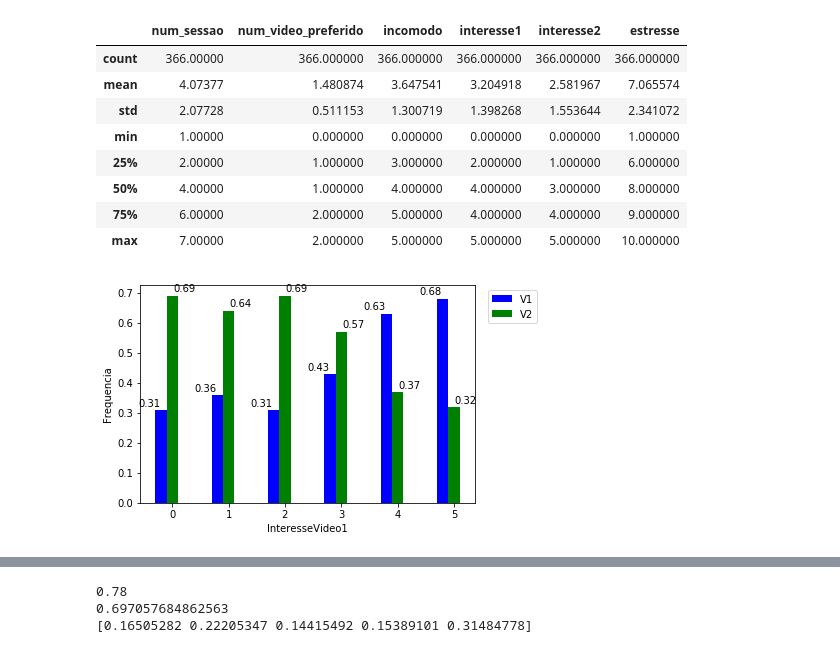
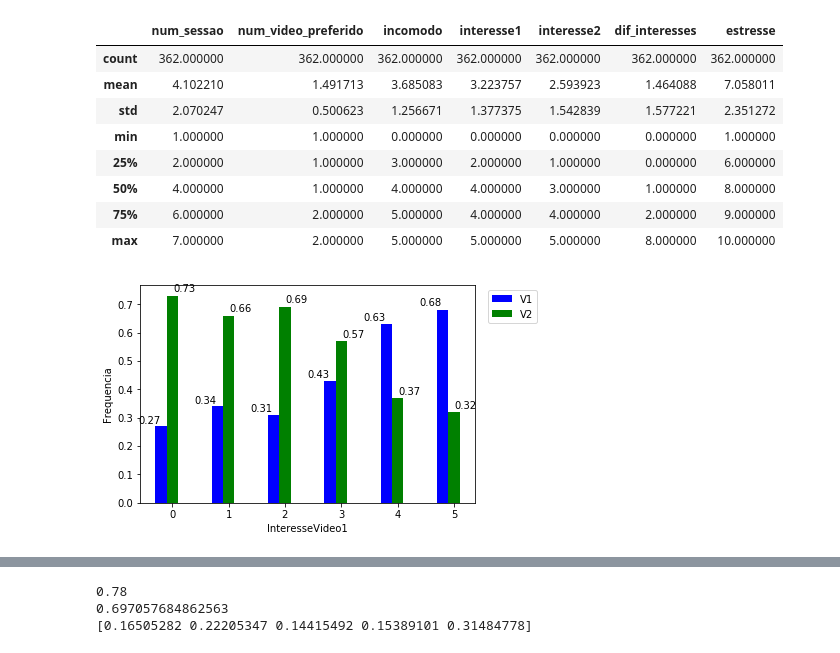
Before and after one commit to mateussnogs/analise_qose_2, a Jupyter notebook: analise_qose.ipynb, the cells around one changed output, grey strips where cells are left out. Saved outputs shown, nothing was run; the diff lists cells and outputs as text; code cells hidden in the pictures.

```diff
--- a/analise_qose.ipynb
+++ b/analise_qose.ipynb
@@ -40,6 +40,8 @@ stress_final = pd.concat([stress_sid, stress_email])
 feedbacks_stress = pd.merge(feedbacks, stress_final, on=['session_id', 'email'], how='inner')
 feedbacks_stress.drop(columns = ['created_date_y', 'num_sessao_y'], inplace=True)
 feedbacks_stress.rename(index=str, columns={'created_date_x':'created_date', 'num_sessao_x':'num_sessao'}, inplace=True)
+
+feedbacks_stress = feedbacks_stress.loc[feedbacks_stress['num_video_preferido'] > 0]
 # %%
 #normaliza os dados da versao 1 para range de 5
 def normalize_v1(feedbacks):
@@ -75,19 +77,20 @@ def swap_ints(feedbacks):
 feedbacks_stress = swap_ints(feedbacks_stress)
 # %%
 #estatisticas basicas
-feedbacks_stress[['num_sessao', 'num_video_preferido', 'incomodo', 'interesse1', 'interesse2', 'estresse']].describe()
+feedbacks_stress['dif_interesses'] = abs(feedbacks['interesse1'] - feedbacks['interesse2'])
+feedbacks_stress[['num_sessao', 'num_video_preferido', 'incomodo', 'interesse1', 'interesse2', 'dif_interesses', 'estresse']].describe()
 
 # print(feedbacks_stress.loc[7, ['incomodo', 'interesse1', 'interesse2', 'num_video_preferido', 'justificativa']])
 # %% [output]
-|  | num_sessao | num_video_preferido | incomodo | interesse1 | interesse2 | estresse |
-| count | 366.00000 | 366.000000 | 366.000000 | 366.000000 | 366.000000 | 366.000000 |
-| mean | 4.07377 | 1.480874 | 3.647541 | 3.204918 | 2.581967 | 7.065574 |
-| std | 2.07728 | 0.511153 | 1.300719 | 1.398268 | 1.553644 | 2.341072 |
-| min | 1.00000 | 0.000000 | 0.000000 | 0.000000 | 0.000000 | 1.000000 |
-| 25% | 2.00000 | 1.000000 | 3.000000 | 2.000000 | 1.000000 | 6.000000 |
-| 50% | 4.00000 | 1.000000 | 4.000000 | 4.000000 | 3.000000 | 8.000000 |
-| 75% | 6.00000 | 2.000000 | 5.000000 | 4.000000 | 4.000000 | 9.000000 |
-| max | 7.00000 | 2.000000 | 5.000000 | 5.000000 | 5.000000 | 10.000000 |
+|  | num_sessao | num_video_preferido | incomodo | interesse1 | interesse2 | dif_interesses | estresse |
+| count | 362.000000 | 362.000000 | 362.000000 | 362.000000 | 362.000000 | 362.000000 | 362.000000 |
+| mean | 4.102210 | 1.491713 | 3.685083 | 3.223757 | 2.593923 | 1.464088 | 7.058011 |
+| std | 2.070247 | 0.500623 | 1.256671 | 1.377375 | 1.542839 | 1.577221 | 2.351272 |
+| min | 1.000000 | 1.000000 | 0.000000 | 0.000000 | 0.000000 | 0.000000 | 1.000000 |
+| 25% | 2.000000 | 1.000000 | 3.000000 | 2.000000 | 1.000000 | 0.000000 | 6.000000 |
+| 50% | 4.000000 | 1.000000 | 4.000000 | 4.000000 | 3.000000 | 1.000000 | 8.000000 |
+| 75% | 6.000000 | 2.000000 | 5.000000 | 4.000000 | 4.000000 | 2.000000 | 9.000000 |
+| max | 7.000000 | 2.000000 | 5.000000 | 5.000000 | 5.000000 | 8.000000 | 10.000000 |
 # %%
 # grafico (interessev1 x preferencia/escolha usuario)
 
@@ -138,7 +141,7 @@ autolabel(b1, "left")
 autolabel(b2, "right")
 plt.show()
 # %% [output]
-[figure, old version]
+[figure, new version]
 # %%
 #Arvore de decisao
 def arvore(feedbacks, stress=False):
```
Also changed, not shown: parts of 4 cells of this notebook.
